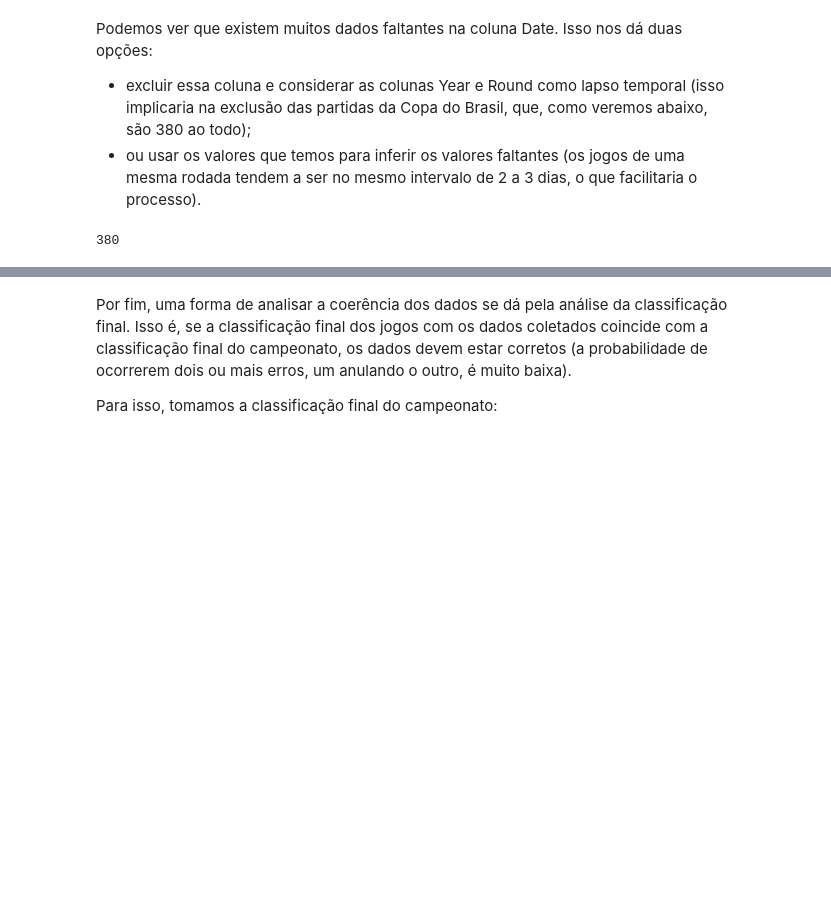
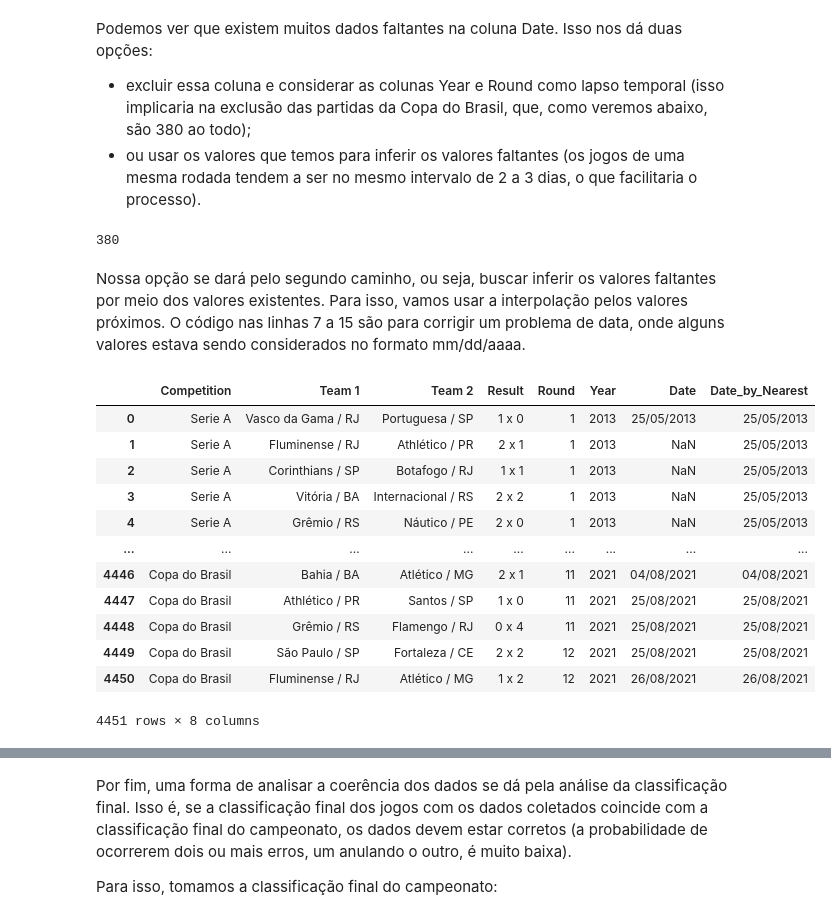
Before and after one commit to HannaRF/web-scraping, a Jupyter notebook: project.ipynb, the cells around one changed output, grey strips where cells are left out. Cells and saved outputs as stored; diff of their text form; code cells hidden in the pictures; blank space fills up the shorter version.

```diff
--- a/project.ipynb
+++ b/project.ipynb
@@ -321,3 +265,36 @@ for game in save:
 count
 # %% [output]
 380
+# %% [markdown]
+Nossa opção se dará pelo segundo caminho, ou seja, buscar inferir os valores faltantes por meio dos valores existentes. Para isso, vamos usar a interpolação pelos valores próximos. O código nas linhas 7 a 15 são para corrigir um problema de data, onde alguns valores estava sendo considerados no formato mm/dd/aaaa.
+# %%
+df['Date_by_Nearest'] = dates.date2num(pd.to_datetime(df['Date']))
+df['Date_by_Nearest'].interpolate(method = 'nearest', inplace = True)
+df['Date_by_Nearest'] = df['Date_by_Nearest'].apply(np.round)
+df['Date_by_Nearest'] = dates.num2date(df['Date_by_Nearest'])
+df['Date_by_Nearest'] = df['Date_by_Nearest'].dt.strftime('%d/%m/%Y')
+
+date = list(df['Date_by_Nearest'])
+for i in range(len(date)):
+    if int(date[i][3:5]) > 12:
+        date[i] = date[i][3:5] + '/' + date[i][:2] + '/' + date[i][-4:]
+    else:
+        if int(date[i][:2]) < 12:
+            date[i] = date[i][3:5] + '/' + date[i][:2] + '/' + date[i][-4:]
+
+df['Date_by_Nearest'] = date
+df
+# %% [output]
+|  | Competition | Team 1 | Team 2 | Result | Round | Year | Date | Date_by_Nearest |
+| 0 | Serie A | Vasco da Gama / RJ | Portuguesa / SP | 1 x 0 | 1 | 2013 | 25/05/2013 | 25/05/2013 |
+| 1 | Serie A | Fluminense / RJ | Athlético / PR | 2 x 1 | 1 | 2013 | NaN | 25/05/2013 |
+| 2 | Serie A | Corinthians / SP | Botafogo / RJ | 1 x 1 | 1 | 2013 | NaN | 25/05/2013 |
+| 3 | Serie A | Vitória / BA | Internacional / RS | 2 x 2 | 1 | 2013 | NaN | 25/05/2013 |
+| 4 | Serie A | Grêmio / RS | Náutico / PE | 2 x 0 | 1 | 2013 | NaN | 25/05/2013 |
+| ... | ... | ... | ... | ... | ... | ... | ... | ... |
+| 4446 | Copa do Brasil | Bahia / BA | Atlético / MG | 2 x 1 | 11 | 2021 | 04/08/2021 | 04/08/2021 |
+| 4447 | Copa do Brasil | Athlético / PR | Santos / SP | 1 x 0 | 11 | 2021 | 25/08/2021 | 25/08/2021 |
+| 4448 | Copa do Brasil | Grêmio / RS | Flamengo / RJ | 0 x 4 | 11 | 2021 | 25/08/2021 | 25/08/2021 |
+| 4449 | Copa do Brasil | São Paulo / SP | Fortaleza / CE | 2 x 2 | 12 | 2021 | 25/08/2021 | 25/08/2021 |
+| 4450 | Copa do Brasil | Fluminense / RJ | Atlético / MG | 1 x 2 | 12 | 2021 | 26/08/2021 | 26/08/2021 |
+4451 rows × 8 columns
```
Also changed, not shown: parts of 20 cells of this notebook, 1 other file.
